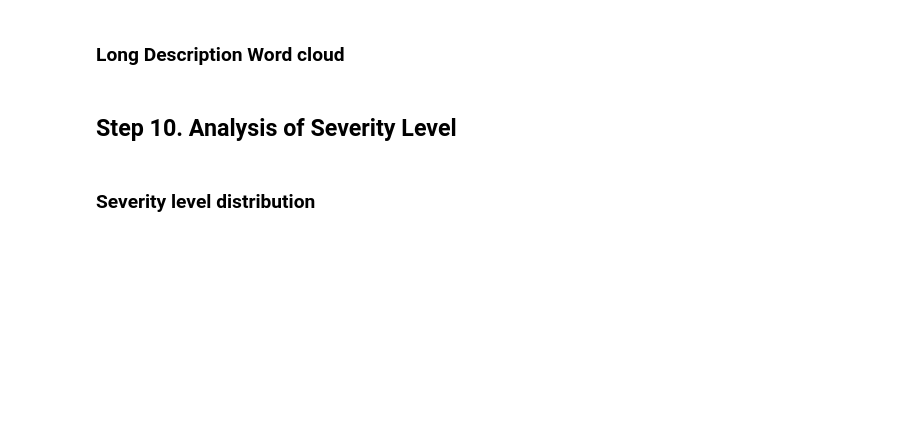
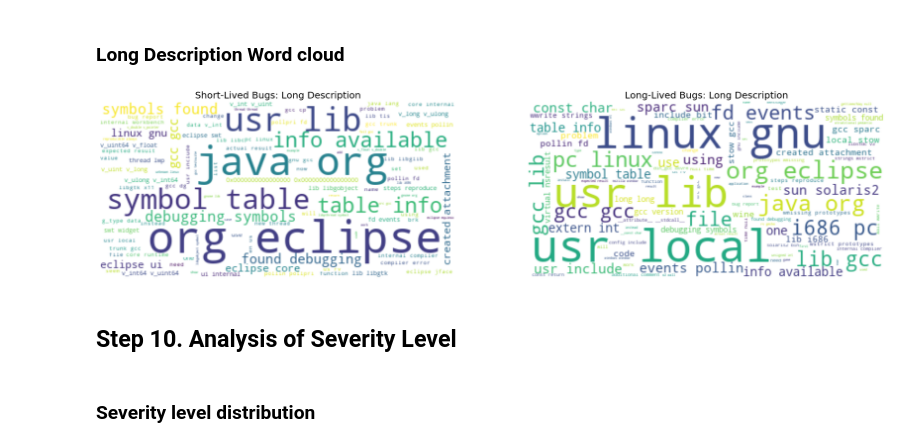
Before and after one commit to gomesluiz/my-doctorate, a Jupyter notebook: projects/long-lived-bug-prediction/notebooks/20191004_long_lived_prediction_rq2_data_analysis.ipynb, the cells around one changed output. Cells and saved outputs as stored; diff of their text form; code cells hidden in the pictures; blank space fills up the shorter version.

```diff
--- a/projects/long-lived-bug-prediction/notebooks/20191004_long_lived_prediction_rq2_data_analysis.ipynb
+++ b/projects/long-lived-bug-prediction/notebooks/20191004_long_lived_prediction_rq2_data_analysis.ipynb
@@ -34,10 +34,11 @@ import pandas as pd
 import seaborn as sns
 import string
 
-#from nltk.stem   import PorterStemmer
-#from nltk.corpus import stopwords
-#from nltk.tokenize import sent_tokenize, word_tokenize
-#from wordcloud import WordCloud, STOPWORDS, ImageColorGenerator
+from nltk.stem   import PorterStemmer
+from nltk.corpus import stopwords
+from nltk.tokenize import sent_tokenize, word_tokenize
+from wordcloud import WordCloud, STOPWORDS, ImageColorGenerator
+
 # Setup Seaborn
 sns.set_context("paper")
 sns.set(style="ticks", color_codes=True, font_scale=2)
@@ -60,9 +61,9 @@ plt.rc('figure', titlesize=SMALL_SIZE)  # fontsize of the figure title
 
 
 # Setup NLTK
-#stemmer = PorterStemmer()
-#nltk.download('punkt')
-#nltk.download('stopwords')
+stemmer = PorterStemmer()
+nltk.download('punkt')
+nltk.download('stopwords')
 
 # Path of the file to read.
 projects = ['eclipse', 'freedesktop', 'gnome', 'mozilla', 'gcc', 'winehq']
@@ -381,7 +407,7 @@ def plot_one_word_cloud(text, title, axe, stopwords=""):
     else:
         sl_wordcloud = WordCloud(max_font_size=50, max_words=100, background_color="white", stopwords=stopwords).generate(text)
     axe.imshow(sl_wordcloud, interpolation='bilinear')
-    axe.set_title(title)
+    axe.set_title(title, fontsize=20)
     axe.axis("off")
 
 def stem_sentence(sentence):
@@ -416,8 +442,8 @@ def plot_all_word_clouds(sl_descriptions, ll_descriptions, title, apply_text_min
         sl_text = stem_sentence(sl_text)
         ll_text = stem_sentence(ll_text)
 
-    plot_one_word_cloud(sl_text, 'Word Cloud for {} [Short-Lived Bugs]'.format(title), ax[0])
-    plot_one_word_cloud(ll_text, 'Word Cloud for {} [Long-Lived Bugs]'.format(title), ax[1])
+    plot_one_word_cloud(sl_text, 'Short-Lived Bugs: {}'.format(title), ax[0])
+    plot_one_word_cloud(ll_text, 'Long-Lived Bugs: {}'.format(title), ax[1])
 # %%
 plot_all_word_clouds(bug_reports_all_data[bug_reports_all_data['long_lived?']=='short-lived'].short_description,
                      bug_reports_all_data[bug_reports_all_data['long_lived?']=='long-lived'].short_description,
@@ -427,7 +456,10 @@ plot_all_word_clouds(bug_reports_all_data[bug_reports_all_data['long_lived?']=='
 # %%
 plot_all_word_clouds(bug_reports_all_data[bug_reports_all_data['long_lived?']=='short-lived'].long_description,
                      bug_reports_all_data[bug_reports_all_data['long_lived?']=='long-lived'].long_description,
-                    'Short Description', False)
+                    'Long Description', False)
+plt.savefig(f"figures/rq2-all-long_description-wordcloud.pdf", format="pdf", dpi=600, bbox_inches='tight')
+# %% [output]
+[figure, added]
 # %% [markdown]
 ## Step 10. Analysis of Severity Level
 # %% [markdown]
```
Also changed, not shown: parts of 12 cells of this notebook, 5 other files.
